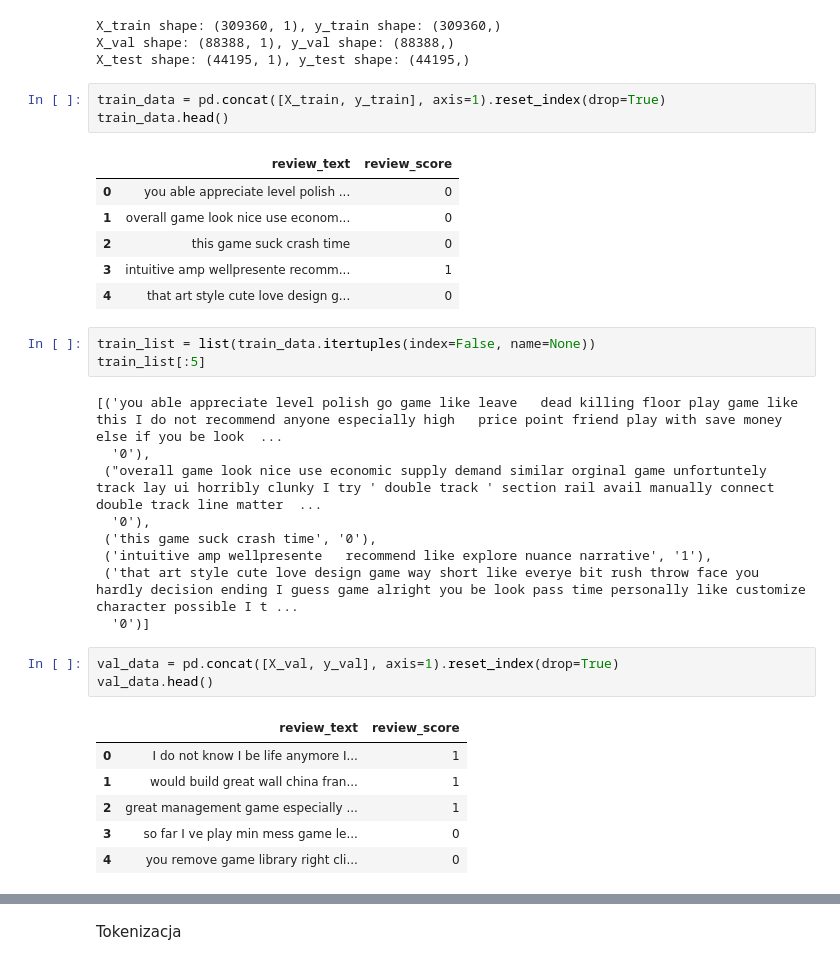
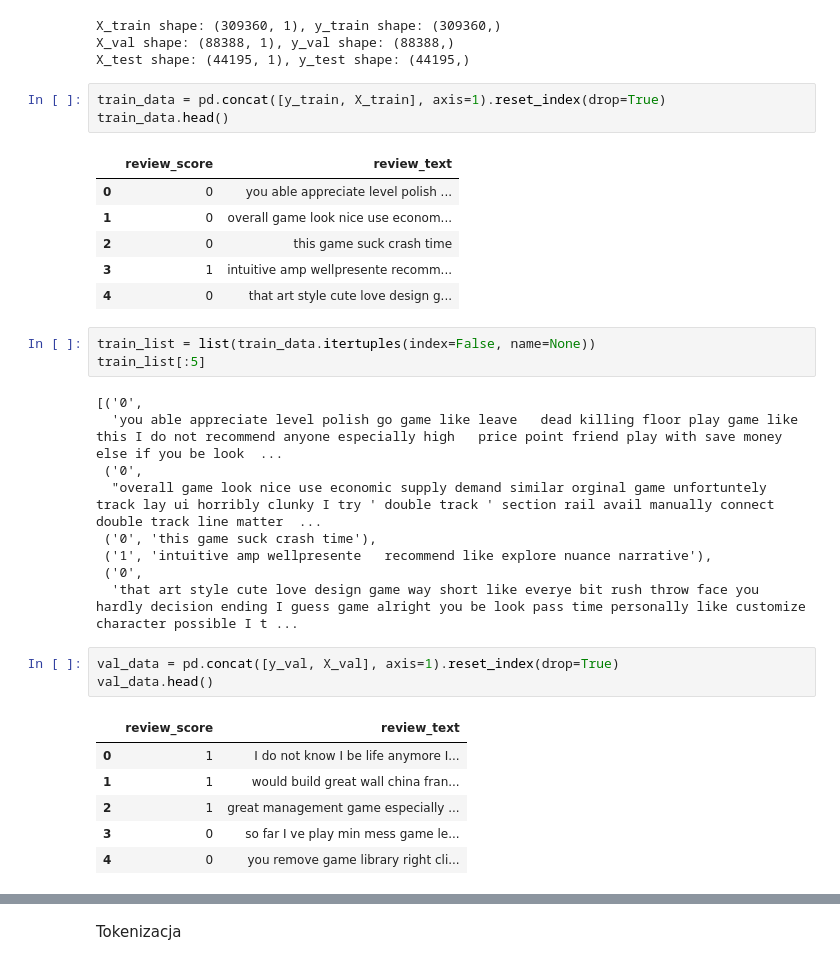
Before and after one commit to michal-uszko/zum_nlp_project, a Jupyter notebook: NLP_praca_domowa.ipynb, the cells around one changed output, grey strips where cells are left out. Saved outputs shown, nothing was run; the diff lists cells and outputs as text.

```diff
--- a/NLP_praca_domowa.ipynb
+++ b/NLP_praca_domowa.ipynb
@@ -377,37 +377,37 @@ X_train shape: (309360, 1), y_train shape: (309360,)
 X_val shape: (88388, 1), y_val shape: (88388,)
 X_test shape: (44195, 1), y_test shape: (44195,)
 # %%
-train_data = pd.concat([X_train, y_train], axis=1).reset_index(drop=True)
+train_data = pd.concat([y_train, X_train], axis=1).reset_index(drop=True)
 train_data.head()
 # %% [output]
-|  | review_text | review_score |
-| 0 | you able appreciate level polish ... | 0 |
-| 1 | overall game look nice use econom... | 0 |
-| 2 | this game suck crash time | 0 |
-| 3 | intuitive amp wellpresente recomm... | 1 |
-| 4 | that art style cute love design g... | 0 |
+|  | review_score | review_text |
+| 0 | 0 | you able appreciate level polish ... |
+| 1 | 0 | overall game look nice use econom... |
+| 2 | 0 | this game suck crash time |
+| 3 | 1 | intuitive amp wellpresente recomm... |
+| 4 | 0 | that art style cute love design g... |
 # %%
 train_list = list(train_data.itertuples(index=False, name=None))
 train_list[:5]
 # %% [output]
-[('you able appreciate level polish go game like leave   dead killing floor play game like this I do not recommend anyone especially high   price point friend play with save money else if you be look  ...
-  '0'),
- ("overall game look nice use economic supply demand similar orginal game unfortuntely track lay ui horribly clunky I try ' double track ' section rail avail manually connect double track line matter  ...
-  '0'),
- ('this game suck crash time', '0'),
- ('intuitive amp wellpresente   recommend like explore nuance narrative', '1'),
- ('that art style cute love design game way short like everye bit rush throw face you hardly decision ending I guess game alright you be look pass time personally like customize character possible I t ...
-  '0')]
+[('0',
+  'you able appreciate level polish go game like leave   dead killing floor play game like this I do not recommend anyone especially high   price point friend play with save money else if you be look  ...
+ ('0',
+  "overall game look nice use economic supply demand similar orginal game unfortuntely track lay ui horribly clunky I try ' double track ' section rail avail manually connect double track line matter  ...
+ ('0', 'this game suck crash time'),
+ ('1', 'intuitive amp wellpresente   recommend like explore nuance narrative'),
+ ('0',
+  'that art style cute love design game way short like everye bit rush throw face you hardly decision ending I guess game alright you be look pass time personally like customize character possible I t ...
 # %%
-val_data = pd.concat([X_val, y_val], axis=1).reset_index(drop=True)
+val_data = pd.concat([y_val, X_val], axis=1).reset_index(drop=True)
 val_data.head()
 # %% [output]
-|  | review_text | review_score |
-| 0 | I do not know I be life anymore I... | 1 |
-| 1 | would build great wall china fran... | 1 |
-| 2 | great management game especially ... | 1 |
-| 3 | so far I ve play min mess game le... | 0 |
-| 4 | you remove game library right cli... | 0 |
+|  | review_score | review_text |
+| 0 | 1 | I do not know I be life anymore I... |
+| 1 | 1 | would build great wall china fran... |
+| 2 | 1 | great management game especially ... |
+| 3 | 0 | so far I ve play min mess game le... |
+| 4 | 0 | you remove game library right cli... |
 # %%
 val_list = list(val_data.itertuples(index=False, name=None))
 val_list[:5]
```
Also changed, not shown: parts of 19 cells of this notebook.
